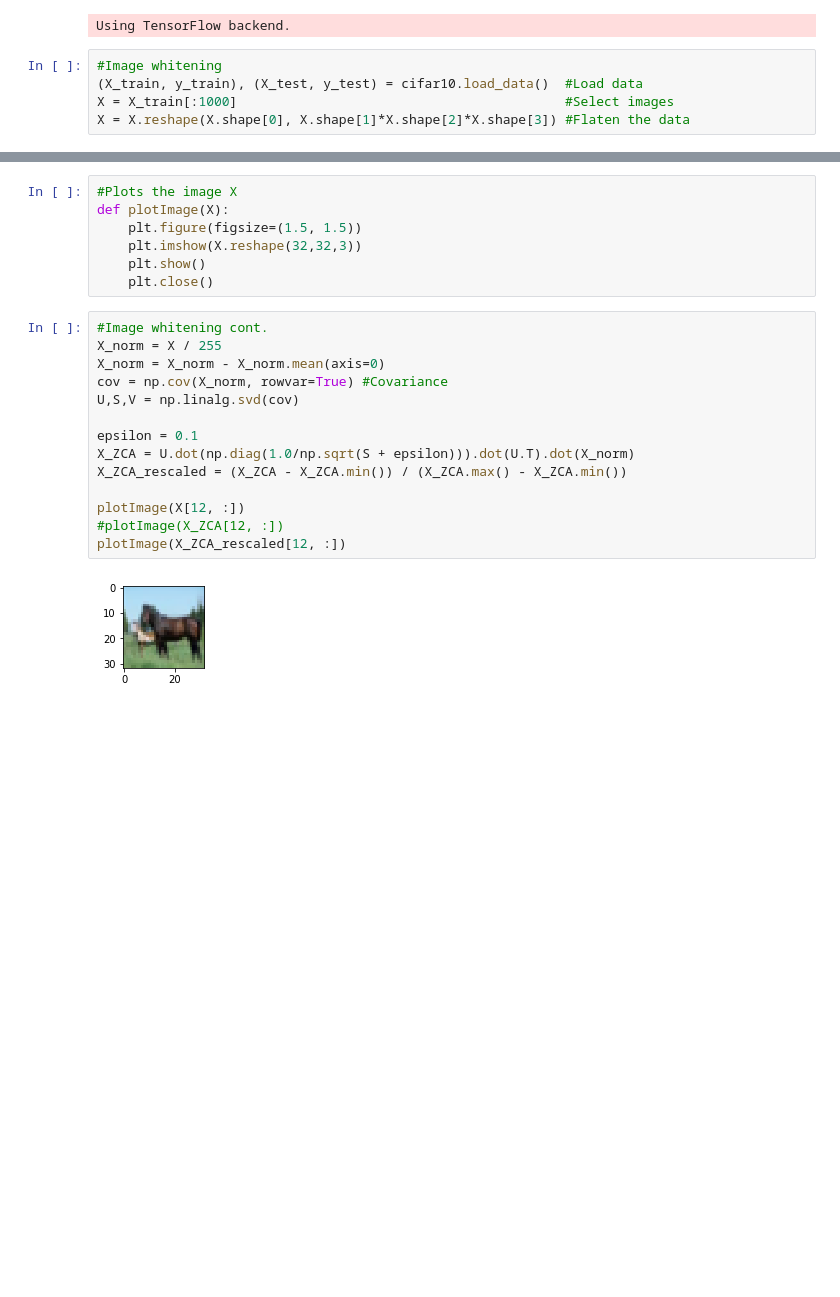
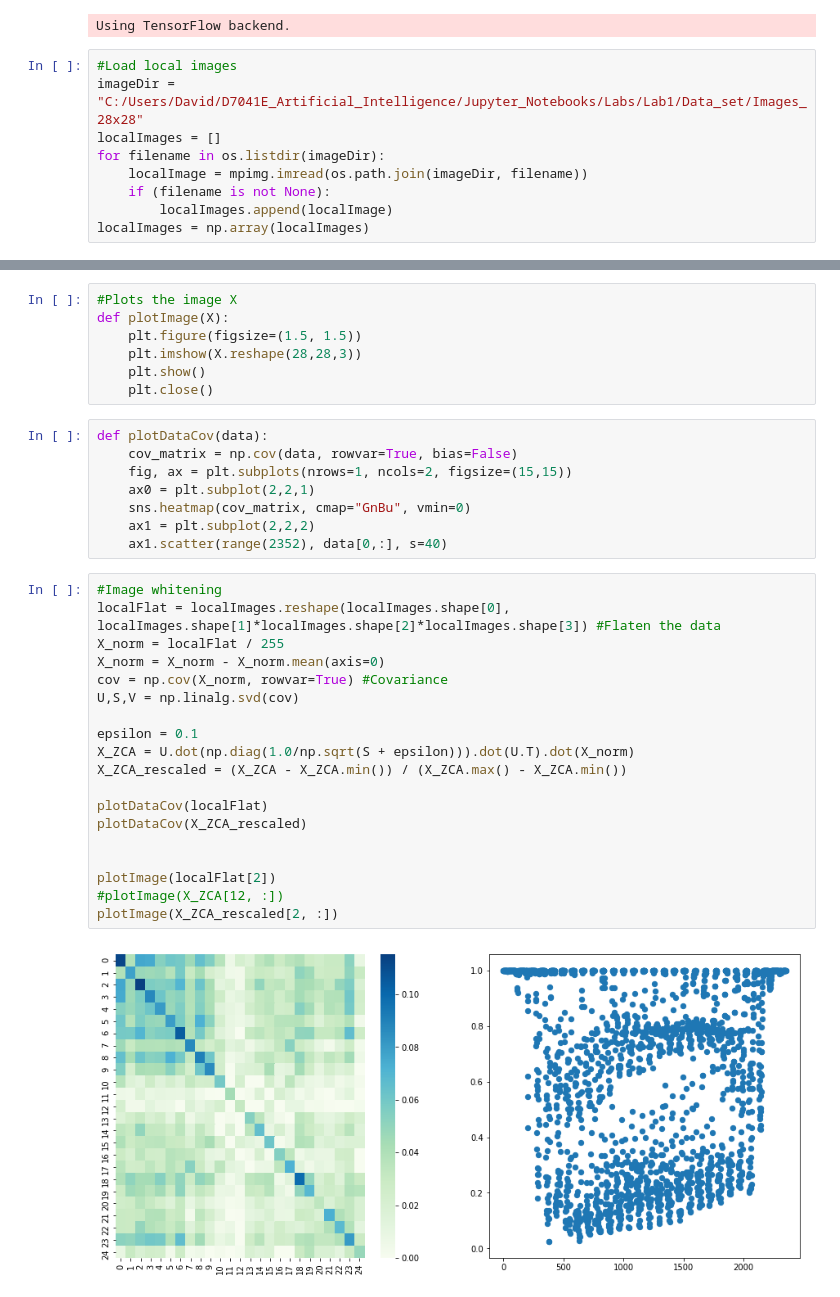
Before and after one commit to dejohansson/D7041E_Artificial_Intelligence, a Jupyter notebook: Jupyter_Notebooks/Labs/Lab1/Lab1_davjom-5.ipynb, the cells around one changed output, grey strips where cells are left out. Saved outputs shown, nothing was run; the diff lists cells and outputs as text; blank space fills up the shorter version.

```diff
--- a/Jupyter_Notebooks/Labs/Lab1/Lab1_davjom-5.ipynb
+++ b/Jupyter_Notebooks/Labs/Lab1/Lab1_davjom-5.ipynb
@@ -6,8 +10,12 @@ from keras.datasets import mnist
 from keras.datasets import cifar10
 # %% [output]
 Using TensorFlow backend.
-# %%
-#Image whitening
-(X_train, y_train), (X_test, y_test) = cifar10.load_data()  #Load data
-X = X_train[:1000]                                          #Select images
-X = X.reshape(X.shape[0], X.shape[1]*X.shape[2]*X.shape[3]) #Flaten the data
+# %%
+#Load local images
+imageDir = "C:/Users/David/D7041E_Artificial_Intelligence/Jupyter_Notebooks/Labs/Lab1/Data_set/Images_28x28"
+localImages = []
+for filename in os.listdir(imageDir):
+    localImage = mpimg.imread(os.path.join(imageDir, filename))
+    if (filename is not None):
+        localImages.append(localImage)
+localImages = np.array(localImages)
@@ -15,22 +43,35 @@ X = X.reshape(X.shape[0], X.shape[1]*X.shape[2]*X.shape[3]) #Flaten the data
 #Plots the image X
 def plotImage(X):
     plt.figure(figsize=(1.5, 1.5))
-    plt.imshow(X.reshape(32,32,3))
+    plt.imshow(X.reshape(28,28,3))
     plt.show()
     plt.close()
+# %%
+def plotDataCov(data):
+    cov_matrix = np.cov(data, rowvar=True, bias=False)
+    fig, ax = plt.subplots(nrows=1, ncols=2, figsize=(15,15))
+    ax0 = plt.subplot(2,2,1)
+    sns.heatmap(cov_matrix, cmap="GnBu", vmin=0)
+    ax1 = plt.subplot(2,2,2)
+    ax1.scatter(range(2352), data[0,:], s=40)
 # %%
-#Image whitening cont.
-X_norm = X / 255
+#Image whitening
+localFlat = localImages.reshape(localImages.shape[0], localImages.shape[1]*localImages.shape[2]*localImages.shape[3]) #Flaten the data
+X_norm = localFlat / 255
 X_norm = X_norm - X_norm.mean(axis=0)
 cov = np.cov(X_norm, rowvar=True) #Covariance
 U,S,V = np.linalg.svd(cov)
 
 epsilon = 0.1
 X_ZCA = U.dot(np.diag(1.0/np.sqrt(S + epsilon))).dot(U.T).dot(X_norm)
 X_ZCA_rescaled = (X_ZCA - X_ZCA.min()) / (X_ZCA.max() - X_ZCA.min())
 
-plotImage(X[12, :])
+plotDataCov(localFlat)
+plotDataCov(X_ZCA_rescaled)
+
+
+plotImage(localFlat[2])
 #plotImage(X_ZCA[12, :])
-plotImage(X_ZCA_rescaled[12, :])
+plotImage(X_ZCA_rescaled[2, :])
 # %% [output]
-[figure, old version]
+[figure, new version]
```
Also changed, not shown: parts of 13 cells of this notebook, 3 other files.
